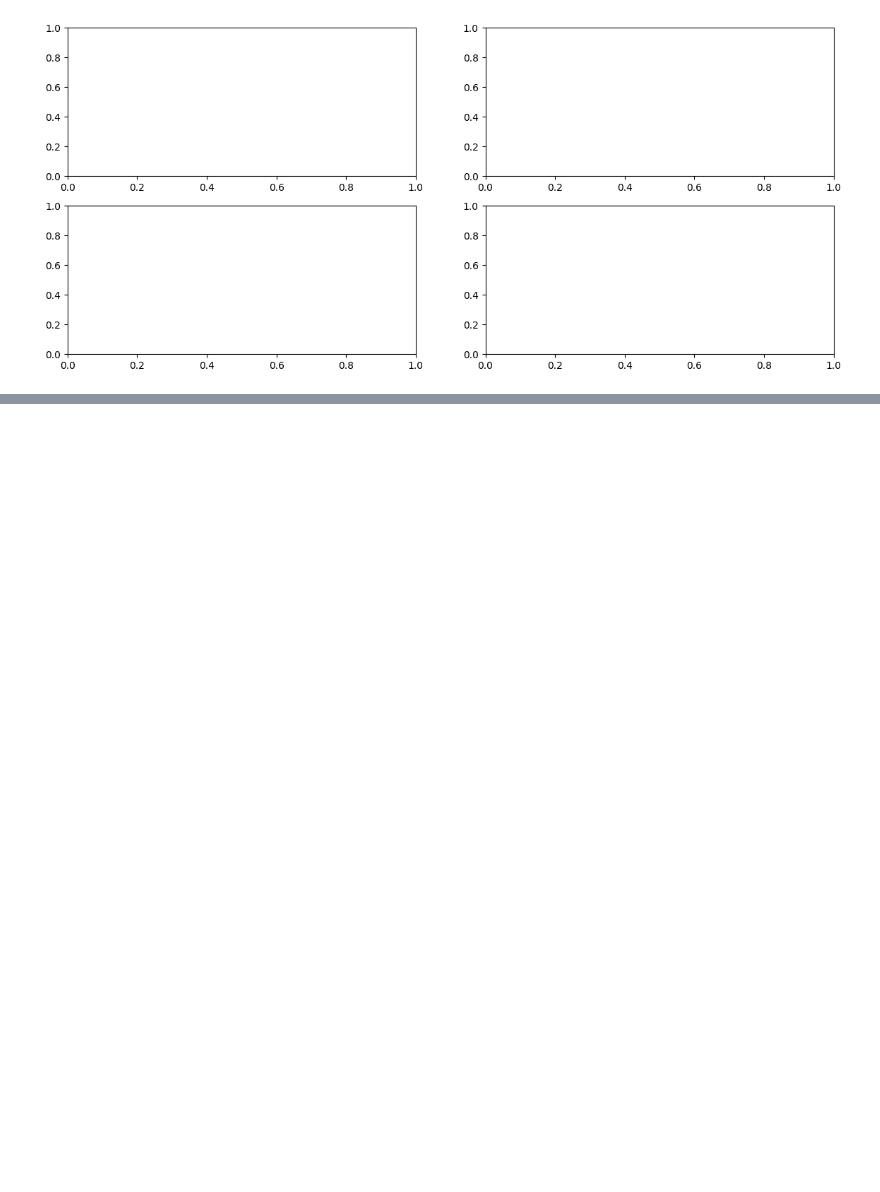
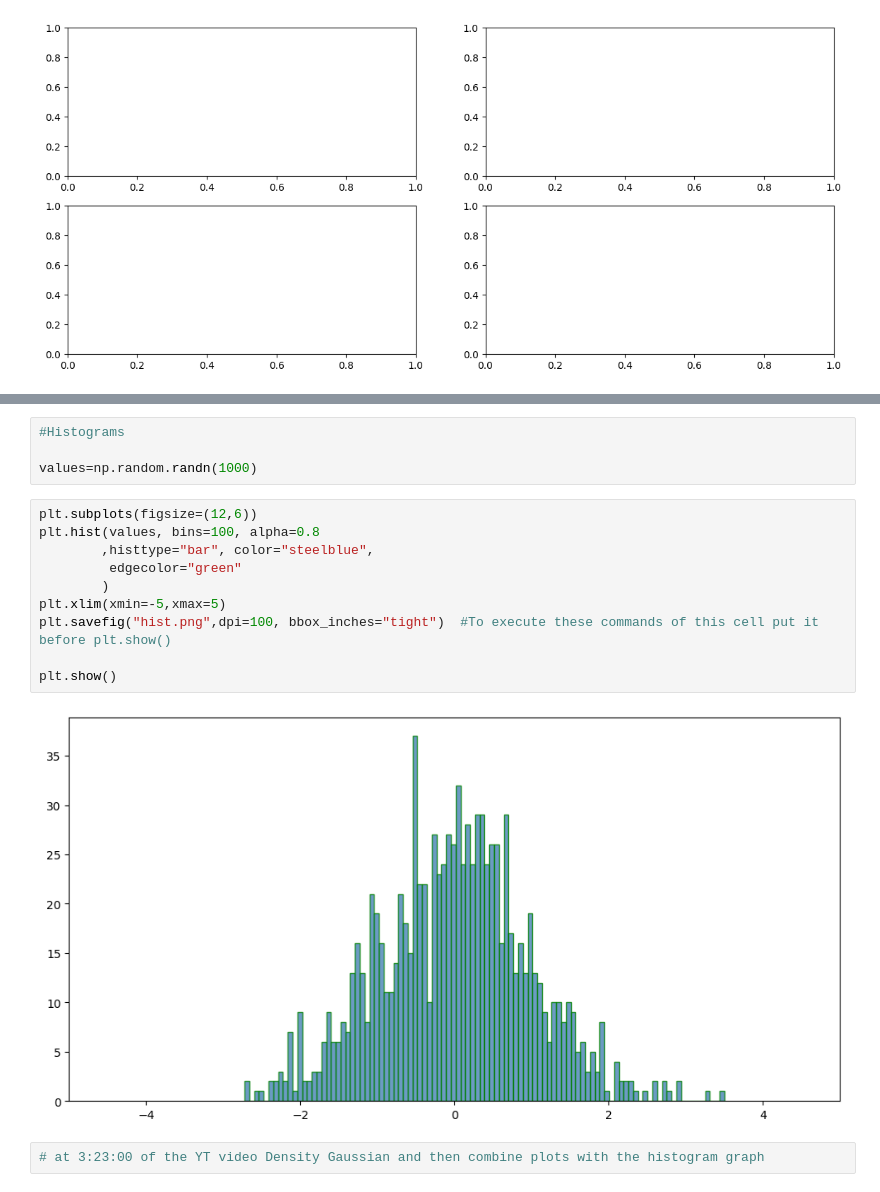
Before and after one commit to oscarluisgm/data-analytics, a Jupyter notebook: 6. Visualization.ipynb, the cells around one changed output, grey strips where cells are left out. Saved outputs shown, nothing was run; the diff lists cells and outputs as text; blank space fills up the shorter version.

```diff
--- a/6. Visualization.ipynb
+++ b/6. Visualization.ipynb
@@ -104,0 +137,18 @@ fig
+# %%
+#Histograms
+
+values=np.random.randn(1000)
+# %%
+plt.subplots(figsize=(12,6))
+plt.hist(values, bins=100, alpha=0.8
+        ,histtype="bar", color="steelblue",
+         edgecolor="green"
+        )
+plt.xlim(xmin=-5,xmax=5)
+plt.savefig("hist.png",dpi=100, bbox_inches="tight")  #To execute these commands of this cell put it before plt.show()
+
+plt.show()
+# %% [output]
+[figure, added]
+# %%
+# at 3:23:00 of the YT video Density Gaussian and then combine plots with the histogram graph
```
Also changed, not shown: parts of 4 cells of this notebook, 1 other file.
